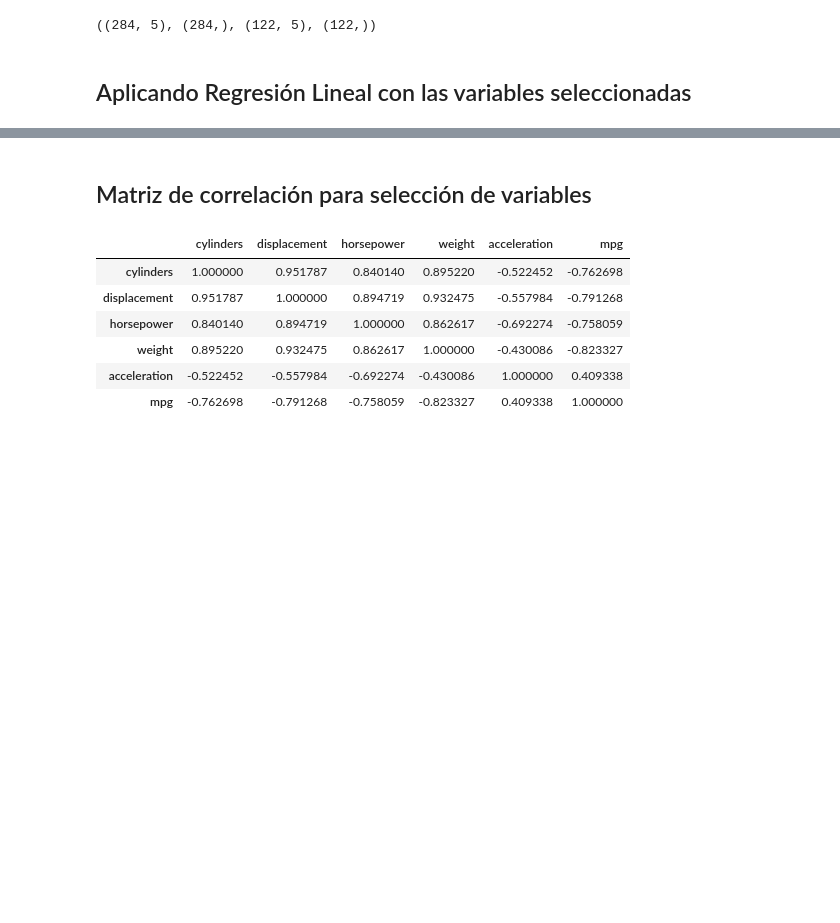
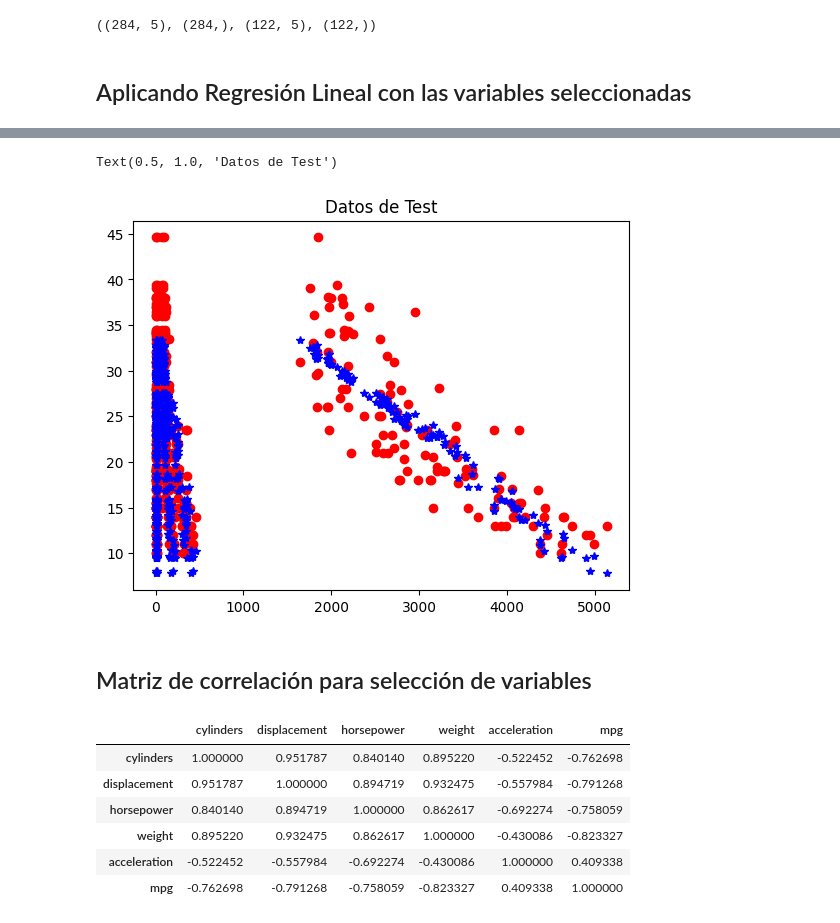
Before and after one commit to zamax14/MCAD, a Jupyter notebook: tema_1/actividad_2/A2_zarate_macias_alejandro.ipynb, the cells around one changed output, grey strips where cells are left out. Saved outputs shown, nothing was run; the diff lists cells and outputs as text; code cells hidden in the pictures; blank space fills up the shorter version.

```diff
--- a/tema_1/actividad_2/A2_zarate_macias_alejandro.ipynb
+++ b/tema_1/actividad_2/A2_zarate_macias_alejandro.ipynb
@@ -86,3 +107,10 @@ RSE_% =  0.16751204461574487
+# %%
+plt.plot(X_test, Y_test, "ro")
+plt.plot(X_test, preds_test, "b*")
+plt.title("Datos de Test")
+# %% [output]
+Text(0.5, 1.0, 'Datos de Test')
+[figure, added]
 # %% [markdown]
 ## Matriz de correlación para selección de variables
 # %%
```
Also changed, not shown: parts of 18 cells of this notebook.
